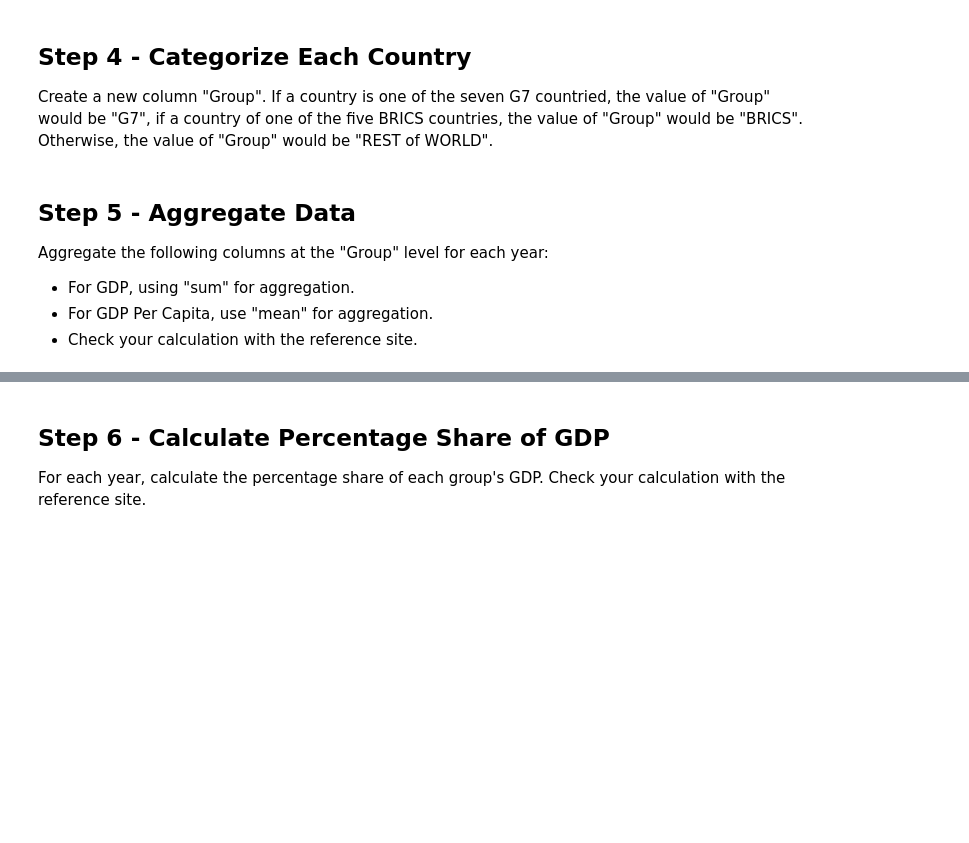
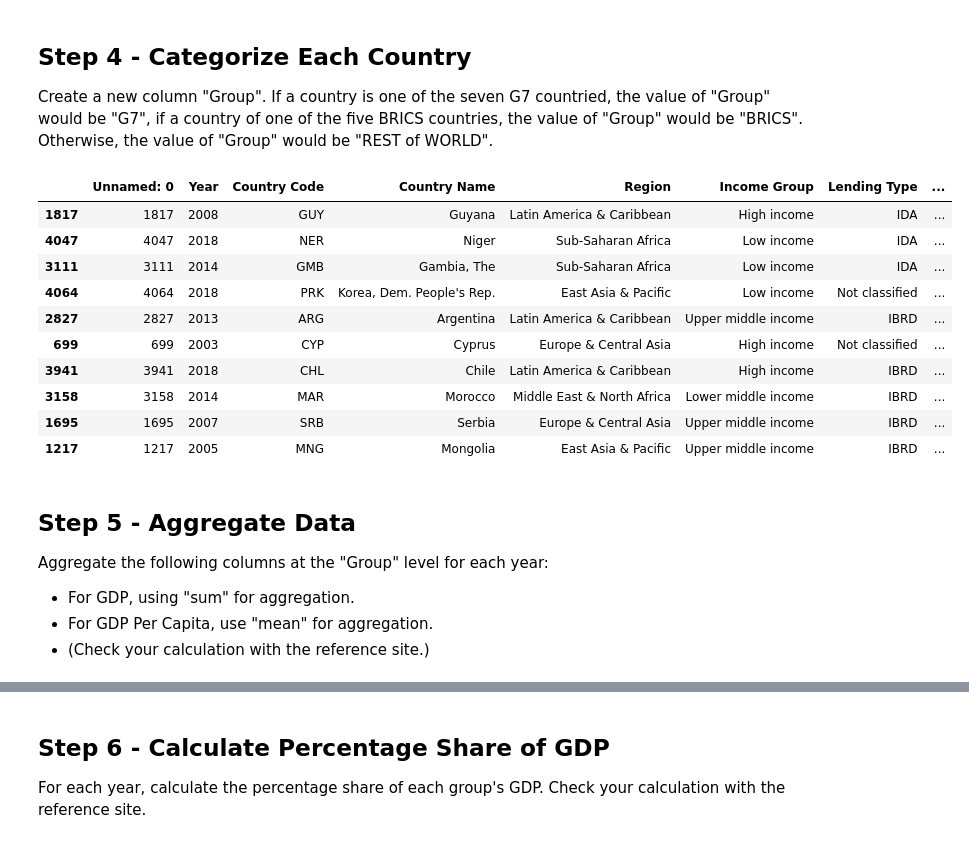
Before and after one commit to tsnow2010/umbc_data690_fall2024, a Jupyter notebook: Assignments/Assignment_10.ipynb, the cells around one changed output, grey strips where cells are left out. Cells and saved outputs as stored; diff of their text form; code cells hidden in the pictures; blank space fills up the shorter version.

```diff
--- a/Assignments/Assignment_10.ipynb
+++ b/Assignments/Assignment_10.ipynb
@@ -113,6 +113,32 @@ dtype: int64
 ## Step 4 - Categorize Each Country
 
 Create a new column "Group". If a country is one of the seven G7 countried, the value of "Group" would be "G7", if a country of one of the five BRICS countries, the value of "Group" would be "BRICS". Otherwise, the value of "Group" would be "REST of WORLD".
+# %%
+g7_countries = ["Canada", "France", "Germany", "Italy", "Japan", "United Kingdom", "United States"]
+brics_countries = ["Brazil", "Russia", "India", "China", "South Africa"]
+
+def group_countries(country):
+  if country in g7_countries:
+    return "G7"
+  if country in brics_countries:
+    return "BRICS"
+  else:
+    return "REST of WORLD"
+
+df['Group'] = df['Country Name'].apply(group_countries)
+df.sample(10)
+# %% [output]
+|  | Unnamed: 0 | Year | Country Code | Country Name | Region | Income Group | Lending Type | ... |
+| 1817 | 1817 | 2008 | GUY | Guyana | Latin America & Caribbean | High income | IDA | ... |
+| 4047 | 4047 | 2018 | NER | Niger | Sub-Saharan Africa | Low income | IDA | ... |
+| 3111 | 3111 | 2014 | GMB | Gambia, The | Sub-Saharan Africa | Low income | IDA | ... |
+| 4064 | 4064 | 2018 | PRK | Korea, Dem. People's Rep. | East Asia & Pacific | Low income | Not classified | ... |
+| 2827 | 2827 | 2013 | ARG | Argentina | Latin America & Caribbean | Upper middle income | IBRD | ... |
+| 699 | 699 | 2003 | CYP | Cyprus | Europe & Central Asia | High income | Not classified | ... |
+| 3941 | 3941 | 2018 | CHL | Chile | Latin America & Caribbean | High income | IBRD | ... |
+| 3158 | 3158 | 2014 | MAR | Morocco | Middle East & North Africa | Lower middle income | IBRD | ... |
+| 1695 | 1695 | 2007 | SRB | Serbia | Europe & Central Asia | Upper middle income | IBRD | ... |
+| 1217 | 1217 | 2005 | MNG | Mongolia | East Asia & Pacific | Upper middle income | IBRD | ... |
 # %% [markdown]
 ## Step 5 - Aggregate Data
 
@@ -120,4 +146,4 @@ Aggregate the following columns at the "Group" level for each year:
 
 - For GDP, using "sum" for aggregation.
 - For GDP Per Capita, use "mean" for aggregation.
-- Check your calculation with the reference site.
+- (Check your calculation with the reference site.)
```
Also changed, not shown: parts of 1 cell of this notebook.
